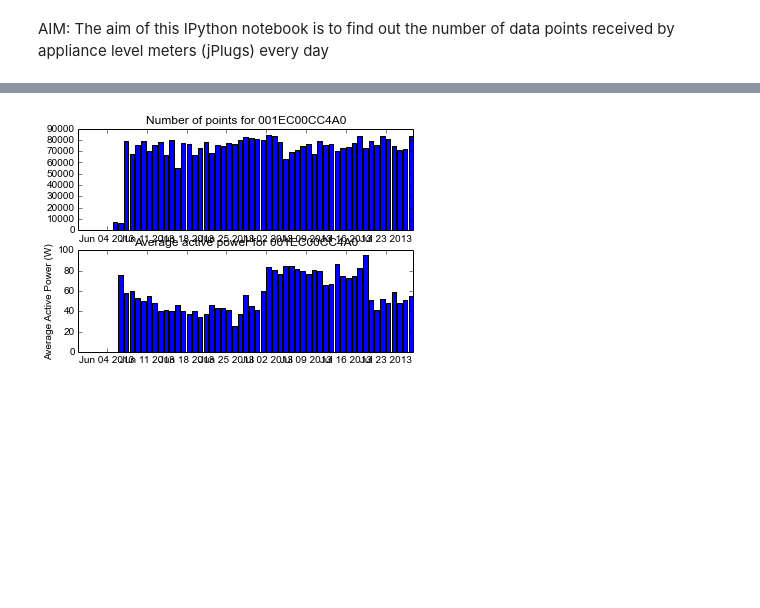
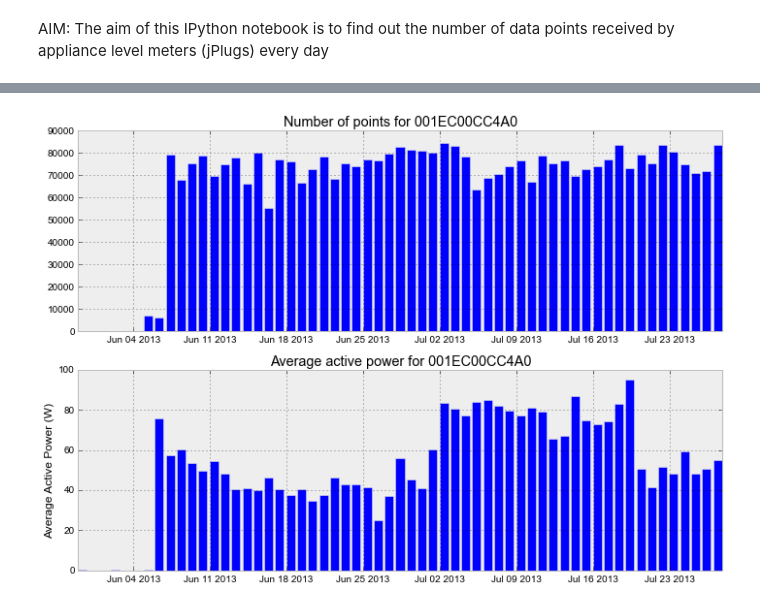
Before and after one commit to nipunbatra/Home_Deployment, a Jupyter notebook: notebooks/jplug_daily_count.ipynb, the cells around one changed output, grey strips where cells are left out. Cells and saved outputs as stored; diff of their text form; code cells hidden in the pictures; blank space fills up the shorter version.

Commit message:
Added plots

```diff
--- a/notebooks/jplug_daily_count.ipynb
+++ b/notebooks/jplug_daily_count.ipynb
@@ -2,0 +18,6 @@ AIM: The aim of this IPython notebook is to find out the number of data points r
+# %%
+styles = requests.get("https://raw.github.com/CamDavidsonPilon/Probabilistic-Programming-and-Bayesian-Methods-for-Hackers/master/styles/custom.css")
+HTML(styles.text)
+import json
+s = requests.get("https://raw.github.com/CamDavidsonPilon/Probabilistic-Programming-and-Bayesian-Methods-for-Hackers/master/styles/bmh_matplotlibrc.json").json()
+matplotlib.rcParams.update(s)
@@ -3,56 +26,40 @@ AIM: The aim of this IPython notebook is to find out the number of data points r
 # %%
-'''This script finds the total number of entries in a day for each jplug
-and optionallty can also plot and save the same'''
-
-
-import pandas as pd
-import MySQLdb
-import pandas.io.sql as psql
-mysql_conn=MySQLdb.connect(user='root',passwd='password',db='jplug');
-import datetime
-import time
-import pytz
-import time
-import matplotlib.dates as mdates
-import matplotlib.pyplot as plt
 start_date=datetime.datetime(2013,5,28,0,0,0,tzinfo=pytz.timezone('Asia/Kolkata'))
 jplug_ids=["001EC00CC4A0","001EC00CC4A1","001EC00CC4AD","001EC00CC49C","001EC00CC49F","001EC00D7A18","001EC00CC49D","001EC00D7A1D","001EC00D7A1C"]
-jplug_ids=["001EC00CC4A0"]
+#jplug_ids=["001EC00CC4A0"]
 num_days=61
 stats={}
 for jplug in jplug_ids:
-        stats[jplug]={}
-        stats[jplug]['X']=[]
-        stats[jplug]['count']=[]
-        stats[jplug]['mean']=[]
-        stats[jplug]['max']=[]
-        stats[jplug]['min']=[]
-        for i in range(num_days):
-                start=start_date+datetime.timedelta(i)
-                end=start_date+datetime.timedelta(i+1)
-                start_timestamp=int(time.mktime(start.timetuple()))
-                end_timestamp=int(time.mktime(end.timetuple()))
-                query='select count(*) from jplug_data where mac="%s" and timestamp between %d and %d;' %(jplug,start_timestamp,end_timestamp)
-                result=psql.frame_query(query,mysql_conn)
-                stats[jplug]['count'].append(result.values[0][0])
-                stats[jplug]['X'].append(start)
-                query='select avg(active_power) from jplug_data where mac="%s" and timestamp between %d and %d;' %(jplug,start_timestamp,end_timestamp)
-                result=psql.frame_query(query,mysql_conn)
-                #print result
-                if result.values[0][0] is not None:
-                        stats[jplug]['mean'].append(result.values[0][0])
-                else:
-                        stats[jplug]['mean'].append(0)
-                #stats[jplug]['X'].append(start)
+    stats[jplug]={}
+    stats[jplug]['X']=[]
+    stats[jplug]['count']=[]
+    stats[jplug]['mean']=[]
+    stats[jplug]['max']=[]
+    stats[jplug]['min']=[]
+    for i in range(num_days):
+        start=start_date+datetime.timedelta(i)
+        end=start_date+datetime.timedelta(i+1)
+        start_timestamp=int(time.mktime(start.timetuple()))
+        end_timestamp=int(time.mktime(end.timetuple()))
+        query='select count(*) from jplug_data where mac="%s" and timestamp between %d and %d;' %(jplug,start_timestamp,end_timestamp)
+        result=psql.frame_query(query,mysql_conn)
+        stats[jplug]['count'].append(result.values[0][0])
+        stats[jplug]['X'].append(start)
+        query='select avg(active_power) from jplug_data where mac="%s" and timestamp between %d and %d;' %(jplug,start_timestamp,end_timestamp)
+        result=psql.frame_query(query,mysql_conn)
+        if result.values[0][0] is not None:
+            stats[jplug]['mean'].append(result.values[0][0])
+        else:
+            stats[jplug]['mean'].append(0)
 
-
-        plt.clf()
-        plt.subplot(2,1,1)
-        plt.bar(stats[jplug]['X'],stats[jplug]['count'])
-        plt.title("Number of points for %s" %jplug)
-        plt.subplot(2,1,2)
-        plt.bar(stats[jplug]['X'],stats[jplug]['mean'])
-        plt.title("Average active power for %s" %jplug)
-        plt.ylabel('Average Active Power (W)')
+    plt.figure()
+    plt.subplot(2,1,1)
+    plt.bar(stats[jplug]['X'],stats[jplug]['count'])
+    plt.title("Number of points for %s" %jplug)
+    plt.subplot(2,1,2)
+    plt.bar(stats[jplug]['X'],stats[jplug]['mean'])
+    plt.title("Average active power for %s" %jplug)
+    plt.ylabel('Average Active Power (W)')
+    plt.tight_layout()
 # %% [output]
-[figure, old version]
+[figure, new version]
```
Also changed, not shown: parts of 4 cells of this notebook.
